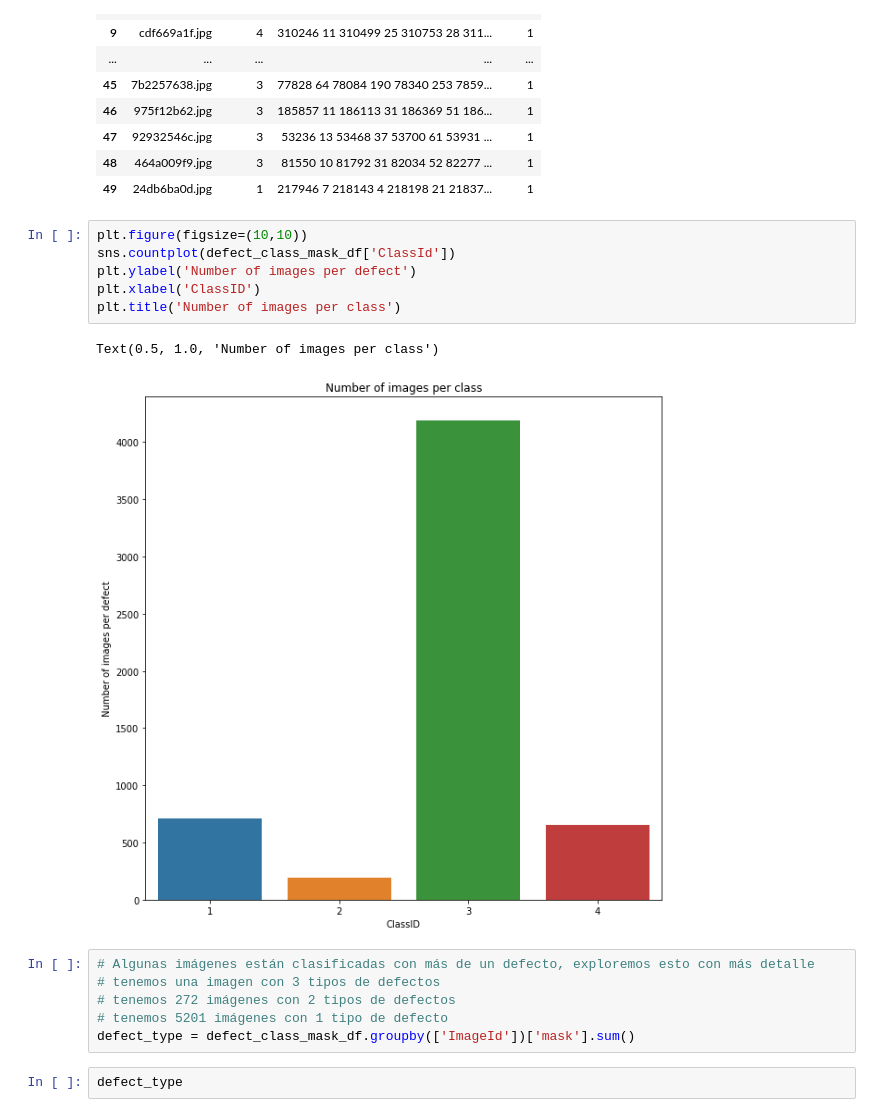
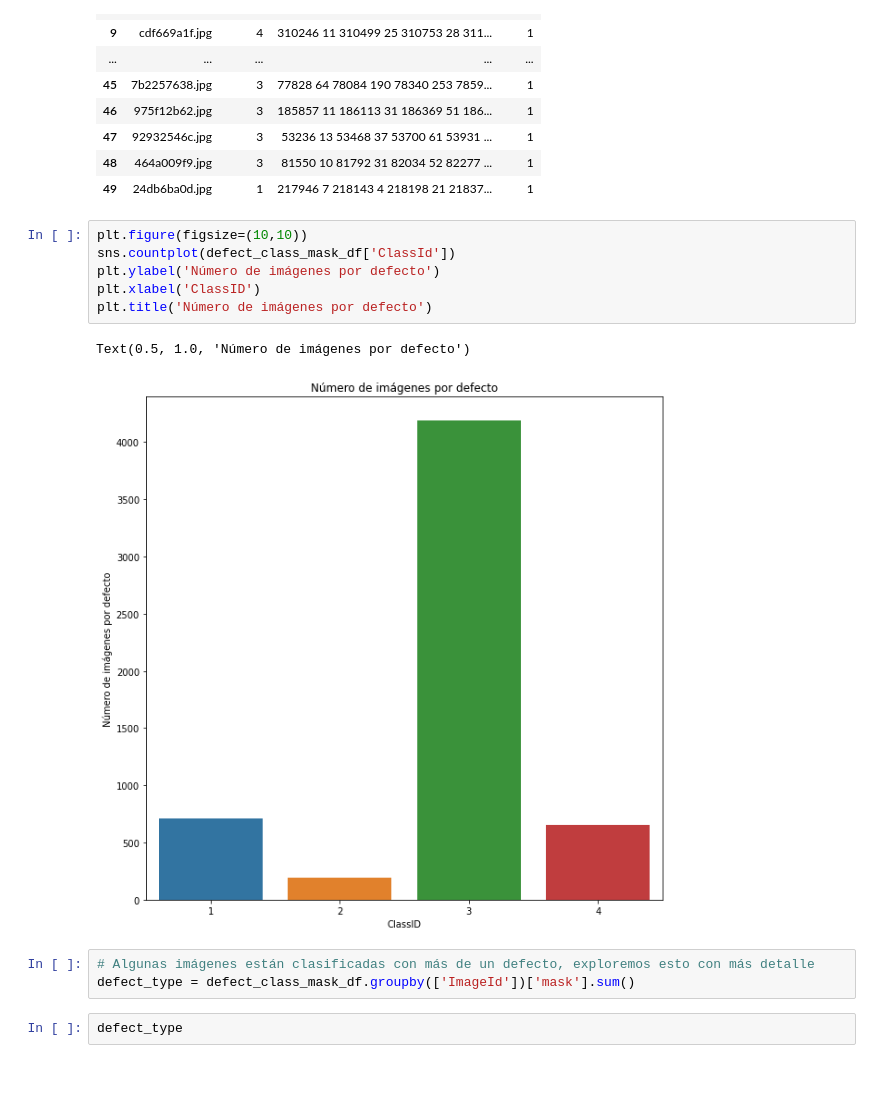
Before and after one commit to UCMRubenAntuna/curso-series-temporales, a Jupyter notebook: TFM_DATASCIENCE.ipynb, the cells around one changed output. Drawn from its saved outputs; the diff is of its cells as text; blank space fills up the shorter version.

```diff
--- a/TFM_DATASCIENCE.ipynb
+++ b/TFM_DATASCIENCE.ipynb
@@ -130,17 +107,14 @@ defect_class_mask_df.head(50)
 # %%
 plt.figure(figsize=(10,10))
 sns.countplot(defect_class_mask_df['ClassId'])
-plt.ylabel('Number of images per defect')
+plt.ylabel('Número de imágenes por defecto')
 plt.xlabel('ClassID')
-plt.title('Number of images per class')
+plt.title('Número de imágenes por defecto')
 # %% [output]
-Text(0.5, 1.0, 'Number of images per class')
+Text(0.5, 1.0, 'Número de imágenes por defecto')
-[figure, old version]
+[figure, new version]
 # %%
 # Algunas imágenes están clasificadas con más de un defecto, exploremos esto con más detalle
-# tenemos una imagen con 3 tipos de defectos
-# tenemos 272 imágenes con 2 tipos de defectos
-# tenemos 5201 imágenes con 1 tipo de defecto
 defect_type = defect_class_mask_df.groupby(['ImageId'])['mask'].sum()
 # %%
 defect_type
```
Also changed, not shown: parts of 52 cells of this notebook.
